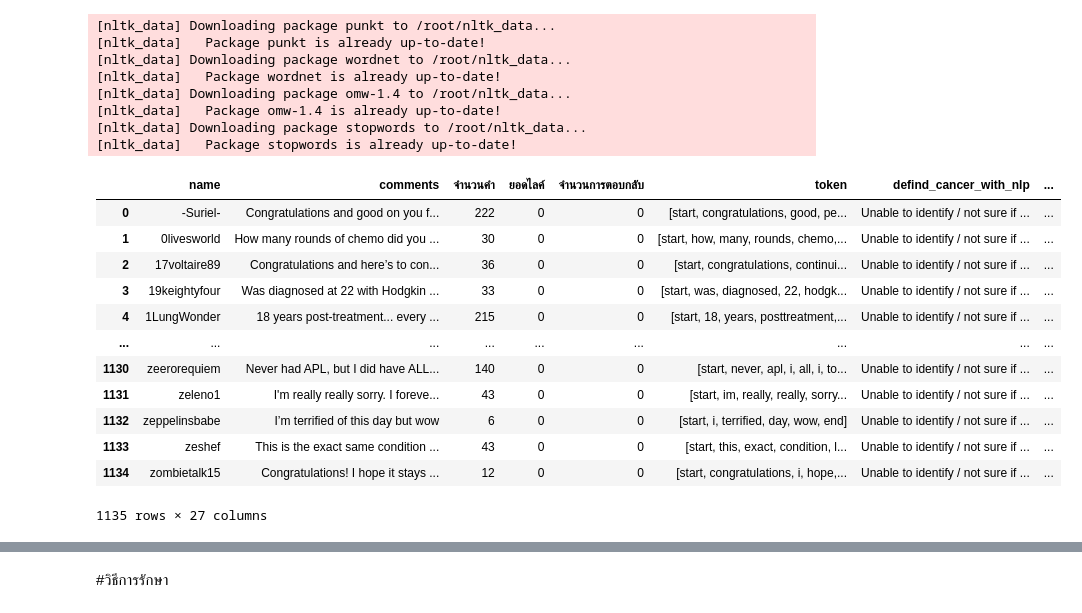
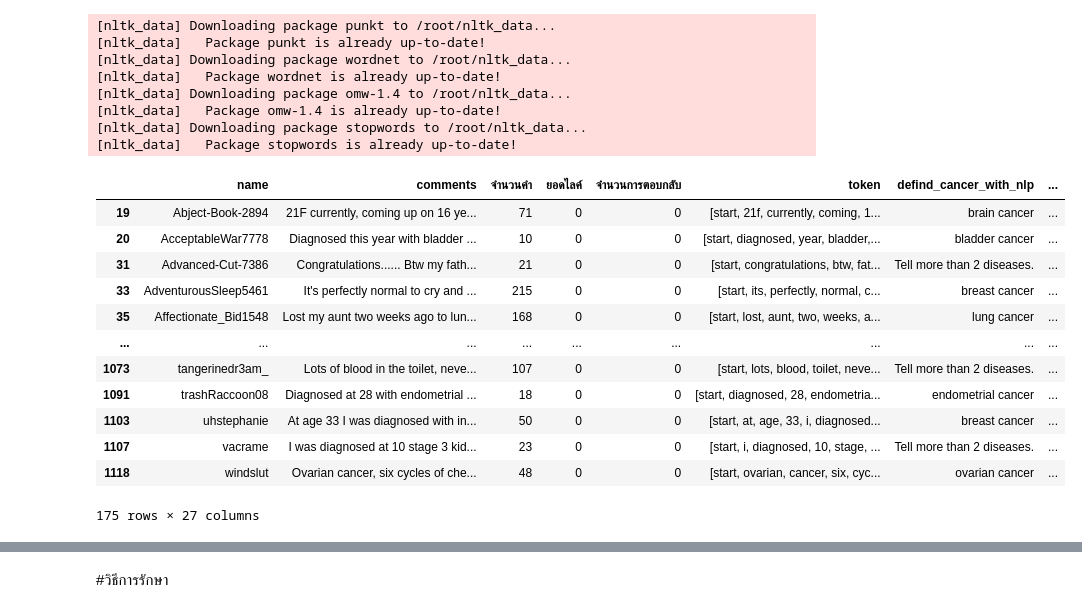
Before and after one commit to MOOwuttichai/BSC_DPDM2023, a Jupyter notebook: วิเคราะห์ข้อมูล.ipynb, the cells around one changed output, grey strips where cells are left out. Cells and saved outputs as stored; diff of their text form; code cells hidden in the pictures.

```diff
--- a/วิเคราะห์ข้อมูล.ipynb
+++ b/วิเคราะห์ข้อมูล.ipynb
@@ -135,22 +135,22 @@ comment['token'] = list_token_red
 [nltk_data]   Package omw-1.4 is already up-to-date!
 [nltk_data] Downloading package stopwords to /root/nltk_data...
 [nltk_data]   Package stopwords is already up-to-date!
-# %%
-comment
-# %% [output]
-|  | name | comments | จำนวนคำ | ยอดไลค์ | จำนวนการตอบกลับ | token | defind_cancer_with_nlp | ... |
-| 0 | -Suriel- | Congratulations and good on you f... | 222 | 0 | 0 | [start, congratulations, good, pe... | Unable to identify / not sure if ... | ... |
-| 1 | 0livesworld | How many rounds of chemo did you ... | 30 | 0 | 0 | [start, how, many, rounds, chemo,... | Unable to identify / not sure if ... | ... |
-| 2 | 17voltaire89 | Congratulations and here’s to con... | 36 | 0 | 0 | [start, congratulations, continui... | Unable to identify / not sure if ... | ... |
-| 3 | 19keightyfour | Was diagnosed at 22 with Hodgkin ... | 33 | 0 | 0 | [start, was, diagnosed, 22, hodgk... | Unable to identify / not sure if ... | ... |
-| 4 | 1LungWonder | 18 years post-treatment... every ... | 215 | 0 | 0 | [start, 18, years, posttreatment,... | Unable to identify / not sure if ... | ... |
-| ... | ... | ... | ... | ... | ... | ... | ... | ... |
-| 1130 | zeerorequiem | Never had APL, but I did have ALL... | 140 | 0 | 0 | [start, never, apl, i, all, i, to... | Unable to identify / not sure if ... | ... |
-| 1131 | zeleno1 | I'm really really sorry. I foreve... | 43 | 0 | 0 | [start, im, really, really, sorry... | Unable to identify / not sure if ... | ... |
-| 1132 | zeppelinsbabe | I’m terrified of this day but wow | 6 | 0 | 0 | [start, i, terrified, day, wow, end] | Unable to identify / not sure if ... | ... |
-| 1133 | zeshef | This is the exact same condition ... | 43 | 0 | 0 | [start, this, exact, condition, l... | Unable to identify / not sure if ... | ... |
-| 1134 | zombietalk15 | Congratulations! I hope it stays ... | 12 | 0 | 0 | [start, congratulations, i, hope,... | Unable to identify / not sure if ... | ... |
-1135 rows × 27 columns
+# %%
+comment[comment['defind_cancer_with_nlp']!='Unable to identify / not sure if it is']
+# %% [output]
+|  | name | comments | จำนวนคำ | ยอดไลค์ | จำนวนการตอบกลับ | token | defind_cancer_with_nlp | ... |
+| 19 | Abject-Book-2894 | 21F currently, coming up on 16 ye... | 71 | 0 | 0 | [start, 21f, currently, coming, 1... | brain cancer | ... |
+| 20 | AcceptableWar7778 | Diagnosed this year with bladder ... | 10 | 0 | 0 | [start, diagnosed, year, bladder,... | bladder cancer | ... |
+| 31 | Advanced-Cut-7386 | Congratulations...... Btw my fath... | 21 | 0 | 0 | [start, congratulations, btw, fat... | Tell more than 2 diseases. | ... |
+| 33 | AdventurousSleep5461 | It's perfectly normal to cry and ... | 215 | 0 | 0 | [start, its, perfectly, normal, c... | breast cancer | ... |
+| 35 | Affectionate_Bid1548 | Lost my aunt two weeks ago to lun... | 168 | 0 | 0 | [start, lost, aunt, two, weeks, a... | lung cancer | ... |
+| ... | ... | ... | ... | ... | ... | ... | ... | ... |
+| 1073 | tangerinedr3am_ | Lots of blood in the toilet, neve... | 107 | 0 | 0 | [start, lots, blood, toilet, neve... | Tell more than 2 diseases. | ... |
+| 1091 | trashRaccoon08 | Diagnosed at 28 with endometrial ... | 18 | 0 | 0 | [start, diagnosed, 28, endometria... | endometrial cancer | ... |
+| 1103 | uhstephanie | At age 33 I was diagnosed with in... | 50 | 0 | 0 | [start, at, age, 33, i, diagnosed... | breast cancer | ... |
+| 1107 | vacrame | I was diagnosed at 10 stage 3 kid... | 23 | 0 | 0 | [start, i, diagnosed, 10, stage, ... | Tell more than 2 diseases. | ... |
+| 1118 | windslut | Ovarian cancer, six cycles of che... | 48 | 0 | 0 | [start, ovarian, cancer, six, cyc... | ovarian cancer | ... |
+175 rows × 27 columns
 # %%
 set_cancer=list(set(comment['defind_cancer_with_nlp']))
 # %%
```
Also changed, not shown: parts of 12 cells of this notebook.
